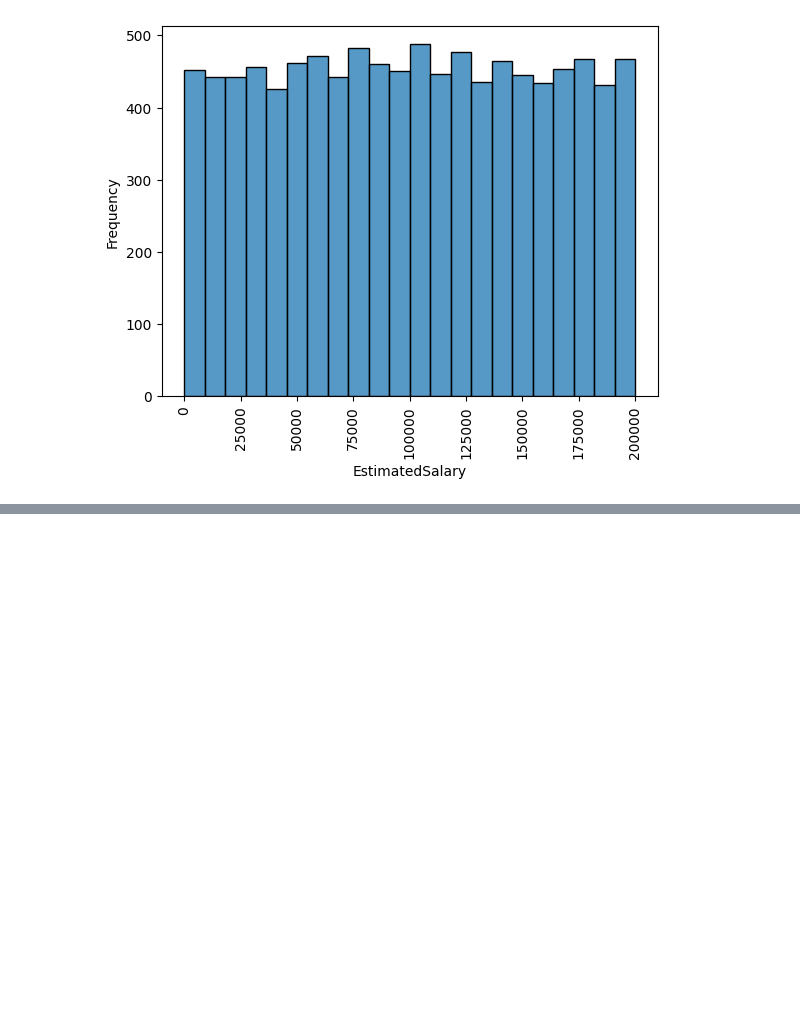
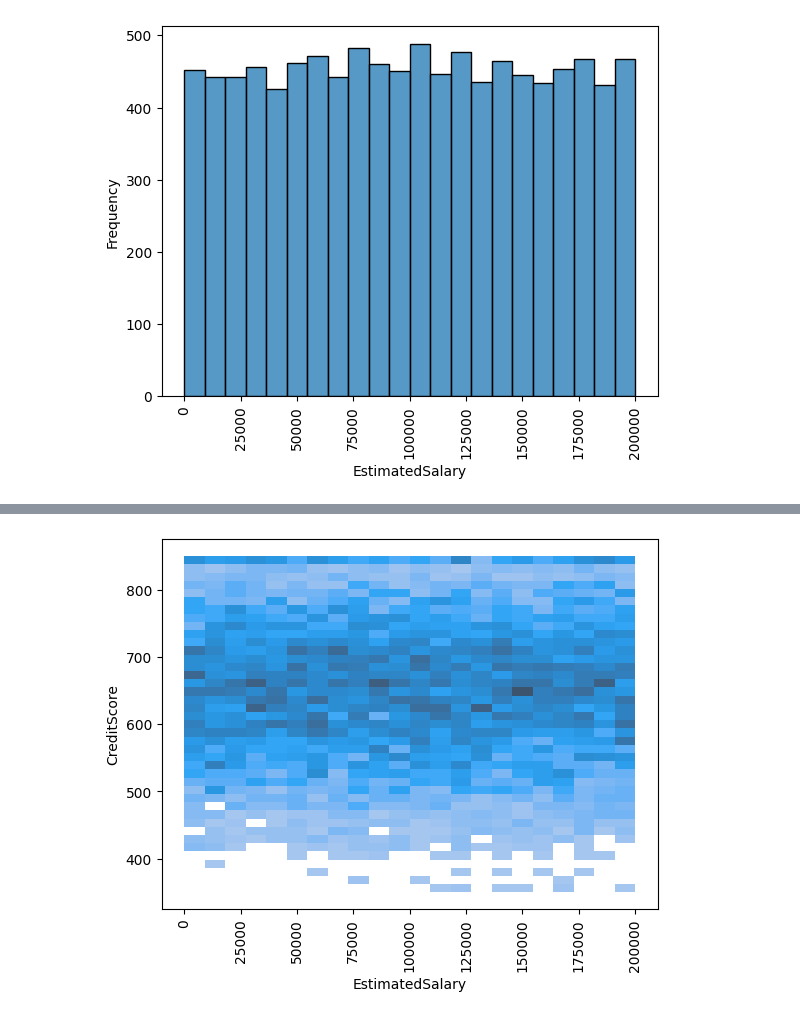
Before and after one commit to bcheng251/BenChen, a Jupyter notebook: Convert_ipynb_to_HTML_in_Colab.ipynb, the cells around one changed output, grey strips where cells are left out. Cells and saved outputs as stored; diff of their text form; code cells hidden in the pictures; blank space fills up the shorter version.

```diff
--- a/Convert_ipynb_to_HTML_in_Colab.ipynb
+++ b/Convert_ipynb_to_HTML_in_Colab.ipynb
@@ -283,3 +283,16 @@ plt.ylabel('Frequency') # Optionally, label the y-axis for clarity
 plt.show()
 # %% [output]
 [figure]
+# %%
+import pandas as pd
+
+# Assuming 'data' is your DataFrame
+# Define the bins and labels for the salary groups
+bins = [0, 25000, 50000, 75000, 100000, 125000, 150000, 175000, 200000]
+labels = ['<25000', '<50000', '<75000', '<100000', '<125000', '<150000', '<175000', '<200000']
+
+# Create the new column 'SalaryGroup' using pd.cut
+data['SalaryGroup'] = pd.cut(data['EstimatedSalary'], bins=bins, labels=labels, include_lowest=True)
+
+# Now you can use the 'SalaryGroup' column for analysis or visualization
+print(data.head())
@@ -285,0 +320,6 @@ plt.show()
+# %%
+sns.histplot(data=data,x='EstimatedSalary',y='CreditScore')
+plt.xticks(rotation=90)
+plt.show()
+# %% [output]
+[figure, added]
```
Also changed, not shown: parts of 2 cells of this notebook.
